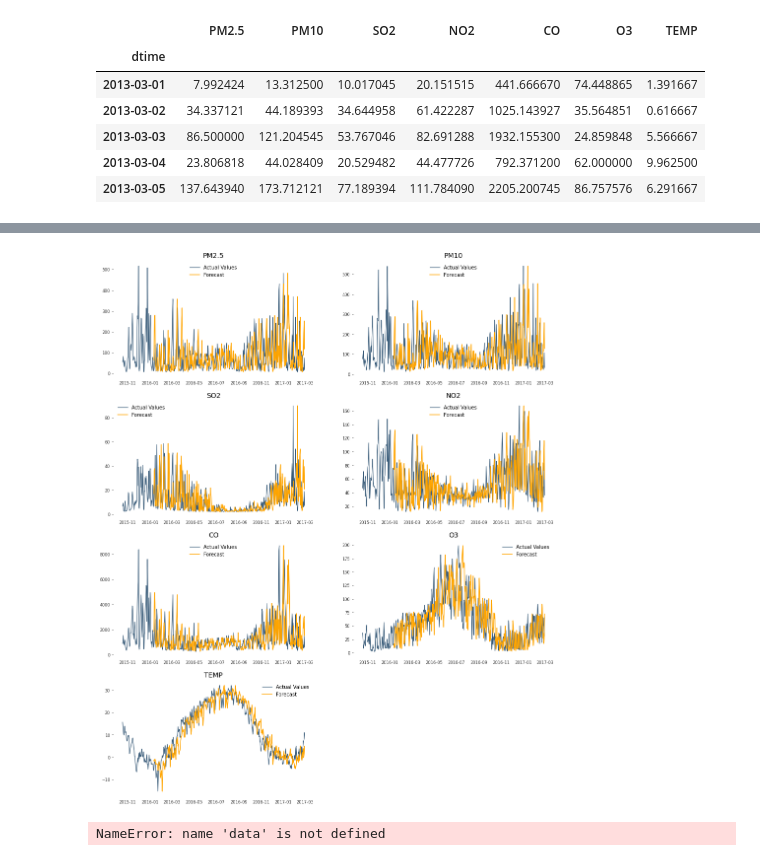
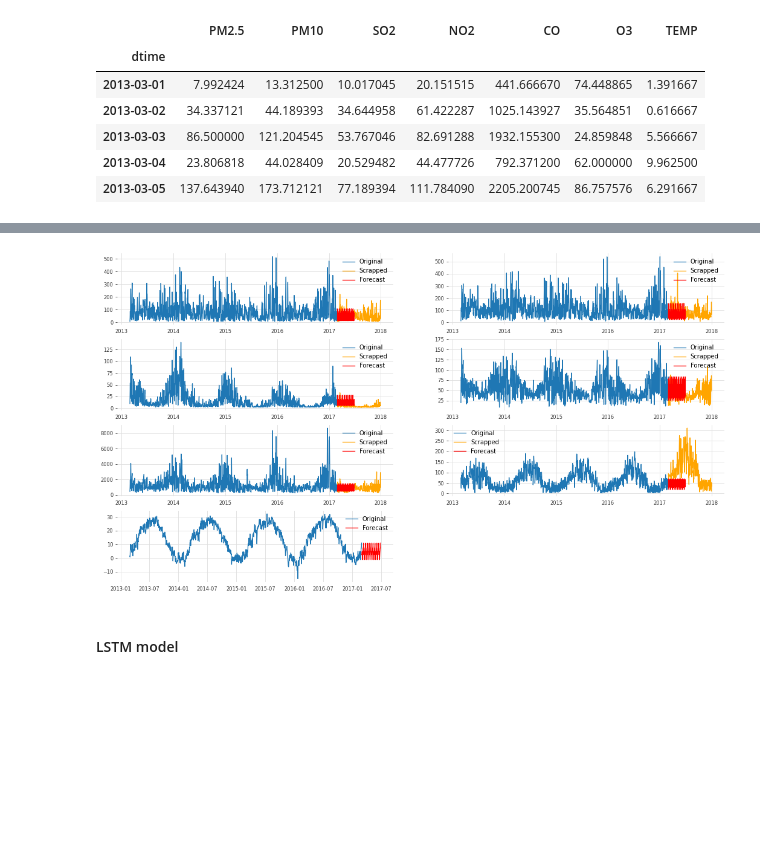
Before and after one commit to BaasanbayarOverflow/Beijing-AQI-forecast, a Jupyter notebook: Untitled.ipynb, the cells around one changed output, grey strips where cells are left out. Cells and saved outputs as stored; diff of their text form; code cells hidden in the pictures; blank space fills up the shorter version.

```diff
--- a/Untitled.ipynb
+++ b/Untitled.ipynb
@@ -124,25 +293,22 @@ for col in columns:
-# %%
-model = NaiveSeasonal(K=12)
-
-columns = dataframe.columns
-prediction_list = []
-for col in columns:
-    prediction = model.historical_forecasts(timeseries[col], start=START_DATE, forecast_horizon=12, verbose=True)
-    prediction_list.append(prediction)
-    DATAFRAME_METRICS = DATAFRAME_METRICS.append(evaluateModel(timeseries[col], prediction, 'NaiveSeasonal', col))
-# %%
-i = 1
-fig = plt.figure(figsize=(16, 20))
-for col in columns:
-    series = prediction_list[i - 1].pd_dataframe()
-
-    ax = fig.add_subplot(4, 2, i)
-    ax.grid(False)
-    ax.set_title(col, size=14)
-    ax.plot(dataframe[col][-500:], label='Actual Values', lw=1.2)
-    ax.plot(series, label='Forecast', color='orange', lw=1.5)
-    ax.legend()
-    i += 1
-# %% [output]
-[figure, removed]
+# %%
+forecast_list = []
+for col in tqdm(columns):
+    model_ns = NaiveSeasonal(K=12)
+    model_ns.fit(timeseries[col])
+    forecast_list.append(model_ns.predict(120))
+# %%
+index = 1
+fig = plt.figure(figsize=(18, 10))
+for col in columns:
+    ax = fig.add_subplot(4, 2, index)
+    ax.plot(dataframe[col], label='Original')
+    if col != 'TEMP':
+        ax.plot(dataframe_actual[col], label='Scrapped', color='orange')
+    ax.plot(forecast_list[index - 1].pd_dataframe(), label='Forecast', color='red')
+    ax.legend(loc='best')
+    index += 1
+# %% [output]
+[figure, added]
+# %% [markdown]
+<h4>LSTM model</h4>
 # %%
@@ -180,11 +328,0 @@ model.compile(loss=mean_squared_error, optimizer='adam')
-# %%
-all_data = []
-all_history = []
-columns = dataframe.columns
-for col in tqdm(columns):
-    X_train, y_train, X_test, y_test = processDataset(col)
-    history = model.fit(X_train, y_train, epochs=100, batch_size=50,
-                        validation_data=(X_test, y_test), verbose=0, shuffle=False)
-    all_history.append(history)
-# %% [output]
-NameError: name 'data' is not defined
```
Also changed, not shown: parts of 37 cells of this notebook, 12 other files.
